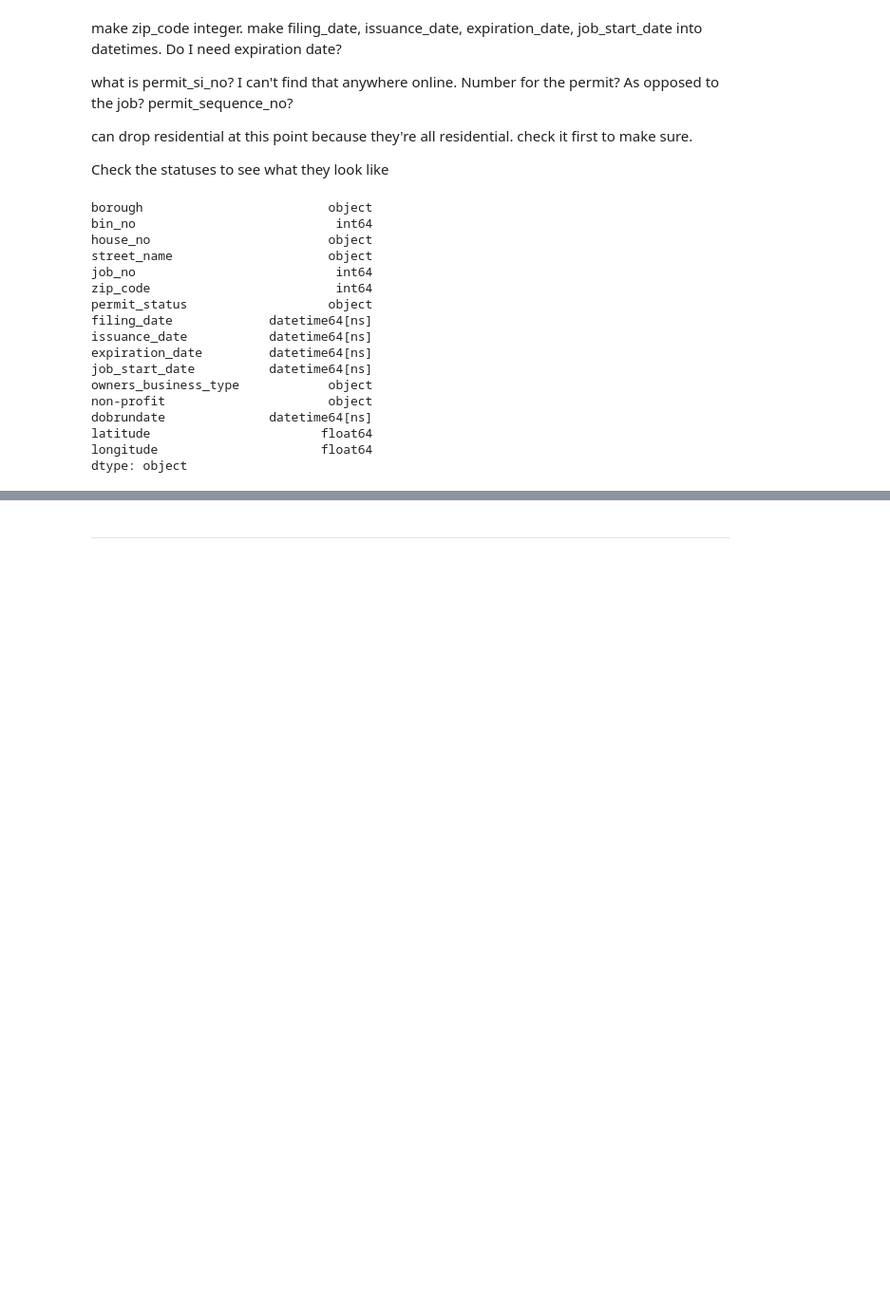
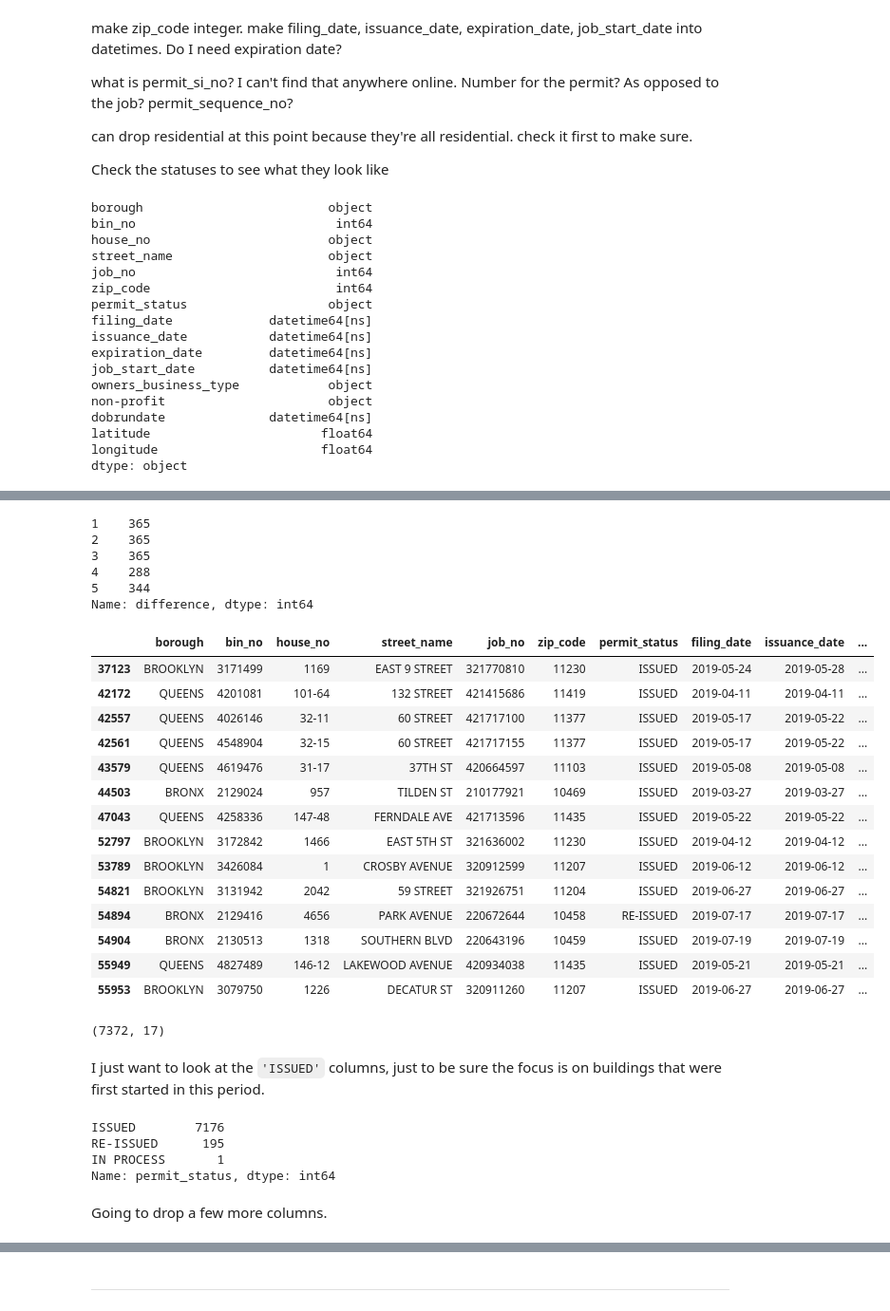
Before and after one commit to lmdunn/nycpermits, a Jupyter notebook: 01-1_cleaning_permits.ipynb, the cells around one changed output, grey strips where cells are left out. Shown at 95% size. Saved outputs shown, nothing was run; the diff lists cells and outputs as text; code cells hidden in the pictures; blank space fills up the shorter version.

```diff
--- a/cleaning_permits.ipynb
+++ b/01-1_cleaning_permits.ipynb
@@ -794,0 +859,2 @@ dtype: object
+# %%
+permits = permits[permits['expiration_date']>pd.to_datetime('2016-08-02')]
@@ -794,0 +865,2 @@ dtype: object
+# %%
+permits = permits[permits['job_start_date']<pd.to_datetime('2022-09-30')]
@@ -794,0 +875,46 @@ dtype: object
+# %%
+permits['issuance_date'] = pd.to_datetime(permits['issuance_date'])
+# %%
+permits['difference'] = permits['expiration_date']-permits['job_start_date']
+permits['difference'] = permits['difference'].map(lambda x: x.days)
+permits['difference'].head()
+# %% [output]
+1    365
+2    365
+3    365
+4    288
+5    344
+Name: difference, dtype: int64
+# %%
+permits[permits['difference'] > 550]
+# %% [output]
+|  | borough | bin_no | house_no | street_name | job_no | zip_code | permit_status | filing_date | issuance_date | ... |
+| 37123 | BROOKLYN | 3171499 | 1169 | EAST 9 STREET | 321770810 | 11230 | ISSUED | 2019-05-24 | 2019-05-28 | ... |
+| 42172 | QUEENS | 4201081 | 101-64 | 132 STREET | 421415686 | 11419 | ISSUED | 2019-04-11 | 2019-04-11 | ... |
+| 42557 | QUEENS | 4026146 | 32-11 | 60 STREET | 421717100 | 11377 | ISSUED | 2019-05-17 | 2019-05-22 | ... |
+| 42561 | QUEENS | 4548904 | 32-15 | 60 STREET | 421717155 | 11377 | ISSUED | 2019-05-17 | 2019-05-22 | ... |
+| 43579 | QUEENS | 4619476 | 31-17 | 37TH ST | 420664597 | 11103 | ISSUED | 2019-05-08 | 2019-05-08 | ... |
+| 44503 | BRONX | 2129024 | 957 | TILDEN ST | 210177921 | 10469 | ISSUED | 2019-03-27 | 2019-03-27 | ... |
+| 47043 | QUEENS | 4258336 | 147-48 | FERNDALE AVE | 421713596 | 11435 | ISSUED | 2019-05-22 | 2019-05-22 | ... |
+| 52797 | BROOKLYN | 3172842 | 1466 | EAST 5TH ST | 321636002 | 11230 | ISSUED | 2019-04-12 | 2019-04-12 | ... |
+| 53789 | BROOKLYN | 3426084 | 1 | CROSBY AVENUE | 320912599 | 11207 | ISSUED | 2019-06-12 | 2019-06-12 | ... |
+| 54821 | BROOKLYN | 3131942 | 2042 | 59 STREET | 321926751 | 11204 | ISSUED | 2019-06-27 | 2019-06-27 | ... |
+| 54894 | BRONX | 2129416 | 4656 | PARK AVENUE | 220672644 | 10458 | RE-ISSUED | 2019-07-17 | 2019-07-17 | ... |
+| 54904 | BRONX | 2130513 | 1318 | SOUTHERN BLVD | 220643196 | 10459 | ISSUED | 2019-07-19 | 2019-07-19 | ... |
+| 55949 | QUEENS | 4827489 | 146-12 | LAKEWOOD AVENUE | 420934038 | 11435 | ISSUED | 2019-05-21 | 2019-05-21 | ... |
+| 55953 | BROOKLYN | 3079750 | 1226 | DECATUR ST | 320911260 | 11207 | ISSUED | 2019-06-27 | 2019-06-27 | ... |
+# %%
+permits.shape
+# %% [output]
+(7372, 17)
+# %% [markdown]
+I just want to look at the `'ISSUED'` columns, just to be sure the focus is on buildings that were first started in this period.
+# %%
+permits['permit_status'].value_counts()
+# %% [output]
+ISSUED        7176
+RE-ISSUED      195
+IN PROCESS       1
+Name: permit_status, dtype: int64
+# %% [markdown]
+Going to drop a few more columns.
```
Also changed, not shown: parts of 20 cells of this notebook, 21 other files.
